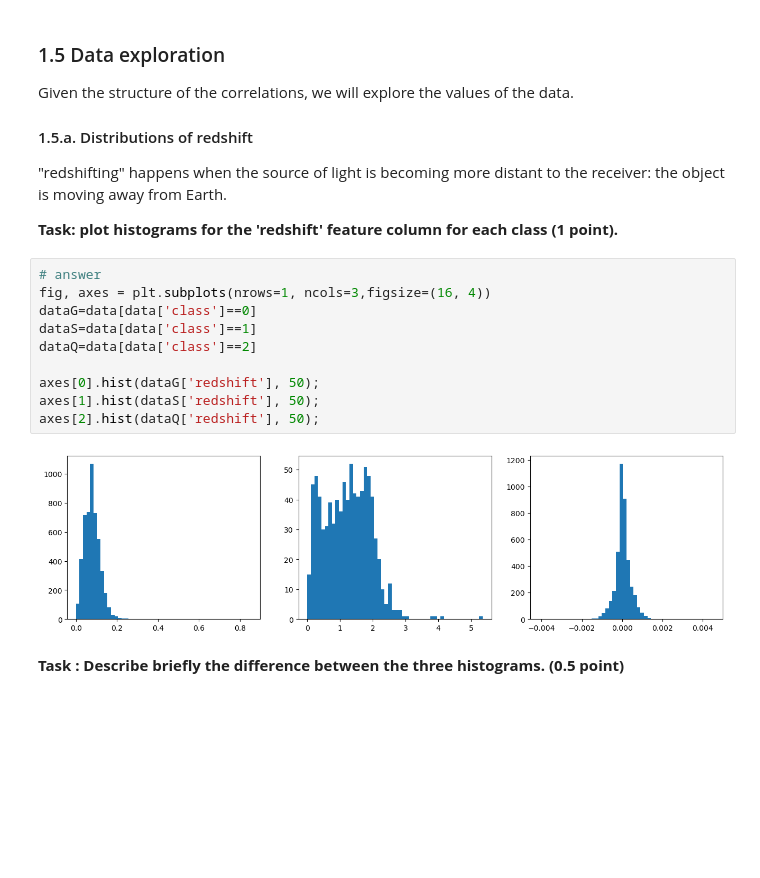
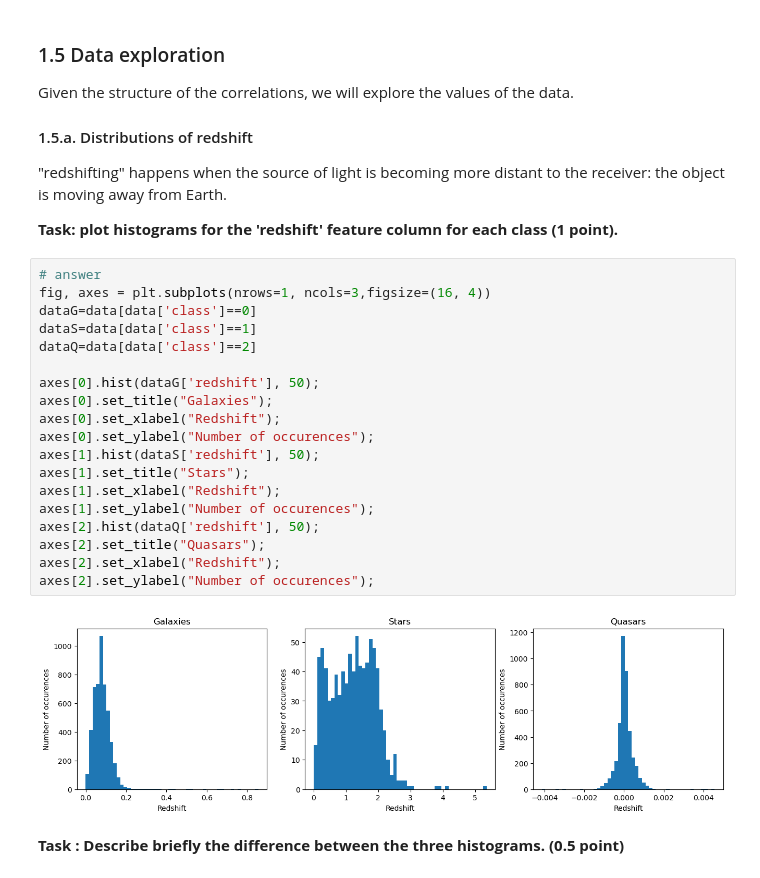
Before and after one commit to UW-ESS-DS/MLGEO2022_AERP, a Jupyter notebook: homework/homework7.ipynb, the cells around one changed output. Drawn from its saved outputs; the diff is of its cells as text; blank space fills up the shorter version.

```diff
--- a/homework/homework7.ipynb
+++ b/homework/homework7.ipynb
@@ -229,15 +249,24 @@ Given the structure of the correlations, we will explore the values of the data.
 # %%
 # answer
 fig, axes = plt.subplots(nrows=1, ncols=3,figsize=(16, 4))
 dataG=data[data['class']==0]
 dataS=data[data['class']==1]
 dataQ=data[data['class']==2]
 
 axes[0].hist(dataG['redshift'], 50);
+axes[0].set_title("Galaxies");
+axes[0].set_xlabel("Redshift");
+axes[0].set_ylabel("Number of occurences");
 axes[1].hist(dataS['redshift'], 50);
+axes[1].set_title("Stars");
+axes[1].set_xlabel("Redshift");
+axes[1].set_ylabel("Number of occurences");
 axes[2].hist(dataQ['redshift'], 50);
+axes[2].set_title("Quasars");
+axes[2].set_xlabel("Redshift");
+axes[2].set_ylabel("Number of occurences");
 # %% [output]
-[figure, old version]
+[figure, new version]
 # %% [markdown]
 **Task : Describe briefly the difference between the three histograms. (0.5 point)**
 # %% [markdown]
```
Also changed, not shown: parts of 30 cells of this notebook.
